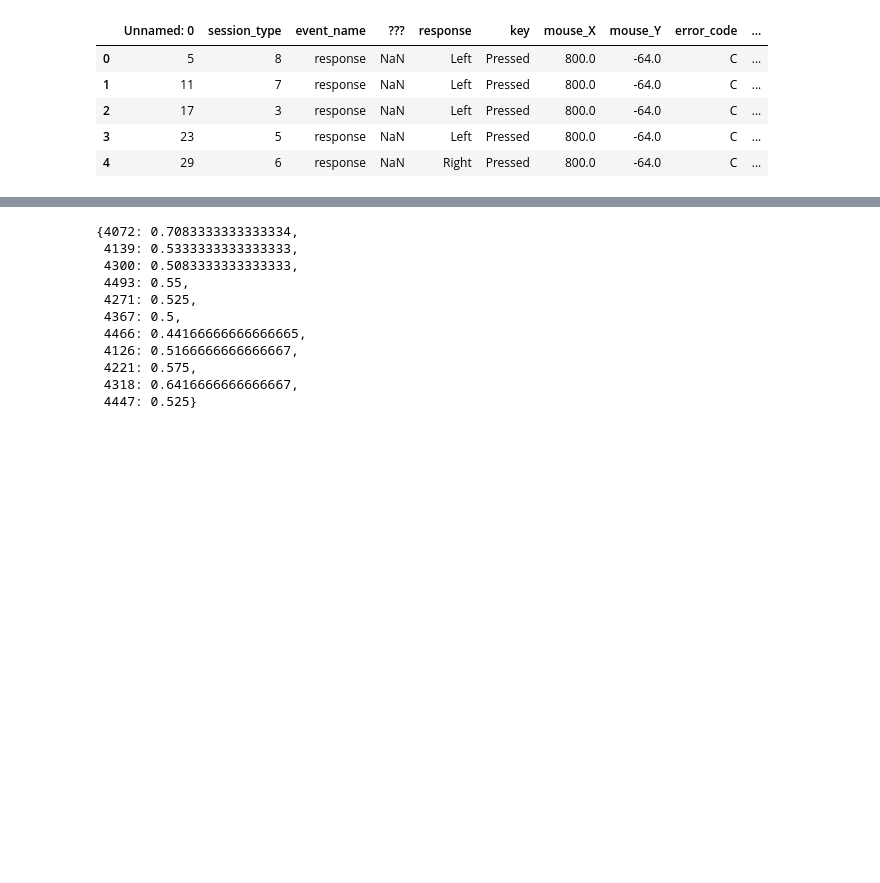
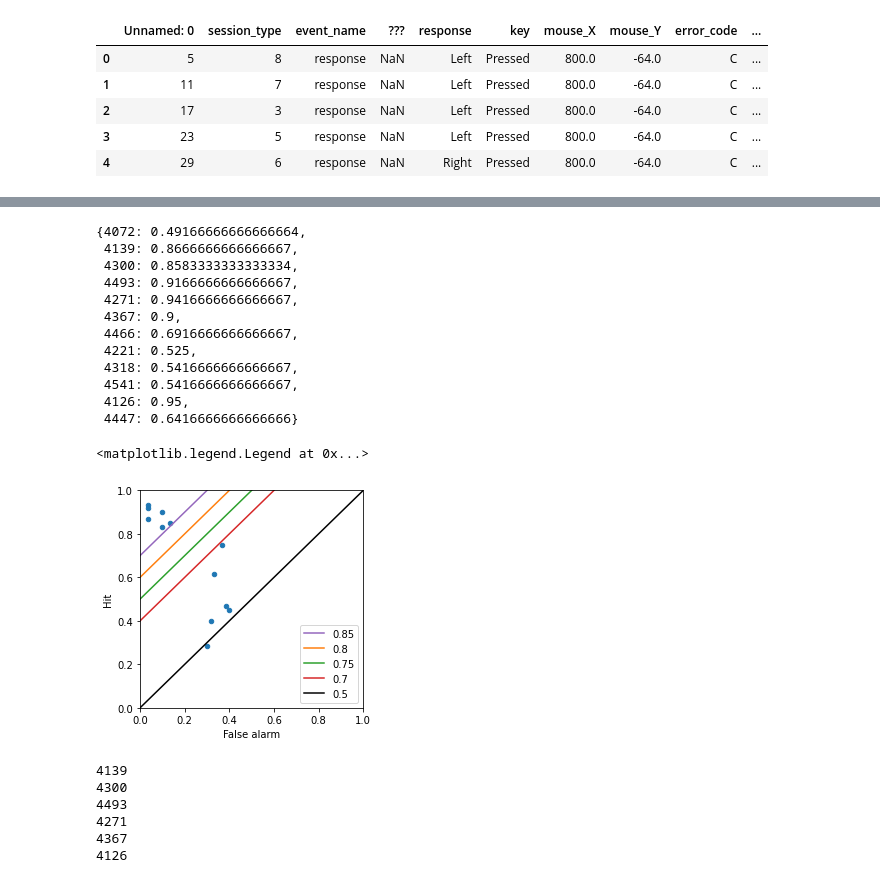
Before and after one commit to assr-biporal/analysis_gammacontrol, a Jupyter notebook: behavior_analysis_in_session.ipynb, the cells around one changed output, grey strips where cells are left out. Saved outputs shown, nothing was run; the diff lists cells and outputs as text; code cells hidden in the pictures; blank space fills up the shorter version.

Commit message:
plot correct rate

```diff
--- a/behavior_analysis_in_session.ipynb
+++ b/behavior_analysis_in_session.ipynb
@@ -38,24 +38,25 @@ seaborn.catplot(y='participant_id', hue='outcome', col='block', kind='count', da
 def rate_per_pid(pid: int, df):
     pdf = df[df.participant_id==pid]
     total = len(pdf)
-    cond_dict = {cond:len(pdf[pdf.outcome==cond]) for cond in set(df.outcome)}
+    cond_dict = {cond:len(pdf[pdf.outcome==cond])/60 for cond in set(df.outcome)}
     return cond_dict
 
 correct_dict = dict()
 cond_dict = dict()
 for pid in set(df.participant_id):
     cond_dict[pid] = rate_per_pid(pid, df)
-    correct_dict[pid] = (cond_dict[pid]['Hit'] + cond_dict[pid]['False alarm'])/120
+    correct_dict[pid] = (cond_dict[pid]['Hit'] + cond_dict[pid]['Correct reject'])/2.
 correct_dict
 # %% [output]
-{4072: 0.7083333333333334,
- 4139: 0.5333333333333333,
- 4300: 0.5083333333333333,
- 4493: 0.55,
- 4271: 0.525,
- 4367: 0.5,
- 4466: 0.44166666666666665,
- 4126: 0.5166666666666667,
- 4221: 0.575,
- 4318: 0.6416666666666667,
- 4447: 0.525}
+{4072: 0.49166666666666664,
+ 4139: 0.8666666666666667,
+ 4300: 0.8583333333333334,
+ 4493: 0.9166666666666667,
+ 4271: 0.9416666666666667,
+ 4367: 0.9,
+ 4466: 0.6916666666666667,
+ 4221: 0.525,
+ 4318: 0.5416666666666667,
+ 4541: 0.5416666666666667,
+ 4126: 0.95,
+ 4447: 0.6416666666666666}
@@ -64,3 +63,29 @@ pandas.DataFrame.from_dict(cond_dict).to_csv('correct_rate.csv', index=0)
+# %%
+crdf = pandas.DataFrame.from_dict(cond_dict, orient='index')
+import matplotlib.pyplot as plt
+fig, ax = plt.subplots(figsize=(4, 4))
+ax = crdf.plot.scatter(x='False alarm', y='Hit', xlim=(0, 1), ylim=(0, 1), ax=ax)
+
+ax.plot([0, 0.3], [0.7, 1], color='C4', label=0.85)
+ax.plot([0, 0.4], [0.6, 1], color='C1', label=0.8)
+ax.plot([0, 0.5], [0.5, 1], color='C2', label=0.75)
+ax.plot([0, 0.6], [0.4, 1], color='C3', label=0.7)
+ax.plot([1., 0.], [1., 0.], color='k', label=0.5)
+plt.legend()
+# %% [output]
+<matplotlib.legend.Legend at 0x...>
+[figure, added]
+# %%
+for key, item in correct_dict.items():
+    if item > 0.8:
+        print(key)
+# %% [output]
+4139
+4300
+4493
+4271
+4367
+4126
 # %%
 crdf = pandas.read_csv('correct_rate.csv')
 crdf
```
Also changed, not shown: parts of 5 cells of this notebook, 2 other files.
